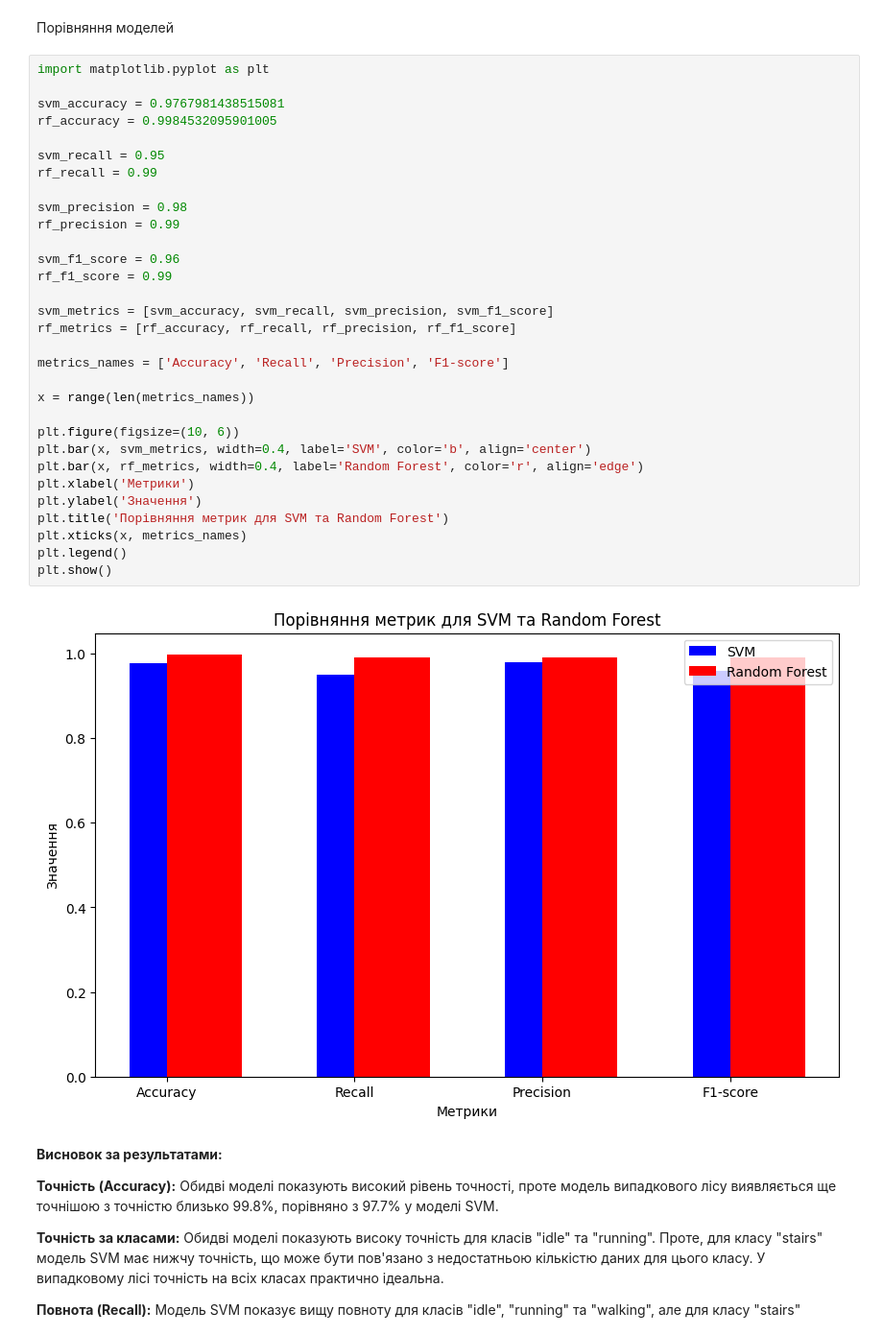
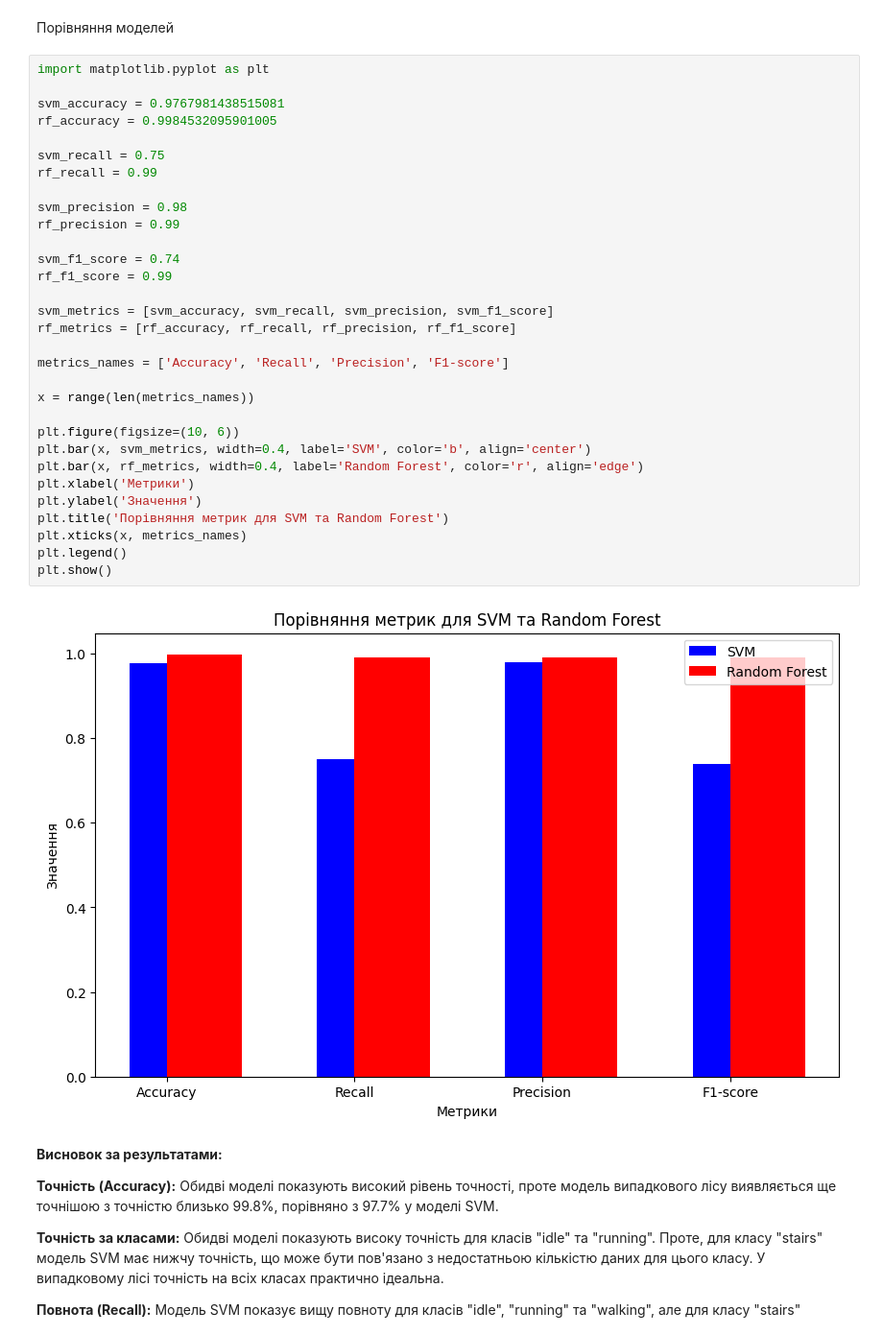
Before and after one commit to Artem-Shabaltun/goit_python_data_science_homework, a Jupyter notebook: Hw-5/Hw-5.ipynb, the cells around one changed output. Shown at 96% size. Saved outputs shown, nothing was run; the diff lists cells and outputs as text.

```diff
--- a/Hw-5/Hw-5.ipynb
+++ b/Hw-5/Hw-5.ipynb
@@ -154,36 +154,36 @@ weighted avg       1.00      1.00      1.00      1293
 # %%
 import matplotlib.pyplot as plt
 
 svm_accuracy = 0.9767981438515081
 rf_accuracy = 0.9984532095901005
 
-svm_recall = 0.95
+svm_recall = 0.75
 rf_recall = 0.99
 
 svm_precision = 0.98
 rf_precision = 0.99
 
-svm_f1_score = 0.96
+svm_f1_score = 0.74
 rf_f1_score = 0.99
 
 svm_metrics = [svm_accuracy, svm_recall, svm_precision, svm_f1_score]
 rf_metrics = [rf_accuracy, rf_recall, rf_precision, rf_f1_score]
 
 metrics_names = ['Accuracy', 'Recall', 'Precision', 'F1-score']
 
 x = range(len(metrics_names))
 
 plt.figure(figsize=(10, 6))
 plt.bar(x, svm_metrics, width=0.4, label='SVM', color='b', align='center')
 plt.bar(x, rf_metrics, width=0.4, label='Random Forest', color='r', align='edge')
 plt.xlabel('Метрики')
 plt.ylabel('Значення')
 plt.title('Порівняння метрик для SVM та Random Forest')
 plt.xticks(x, metrics_names)
 plt.legend()
 plt.show()
 # %% [output]
-[figure, old version]
+[figure, new version]
 # %% [markdown]
 __Висновок за результатами:__
 
```
Also changed, not shown: parts of 1 cell of this notebook.
